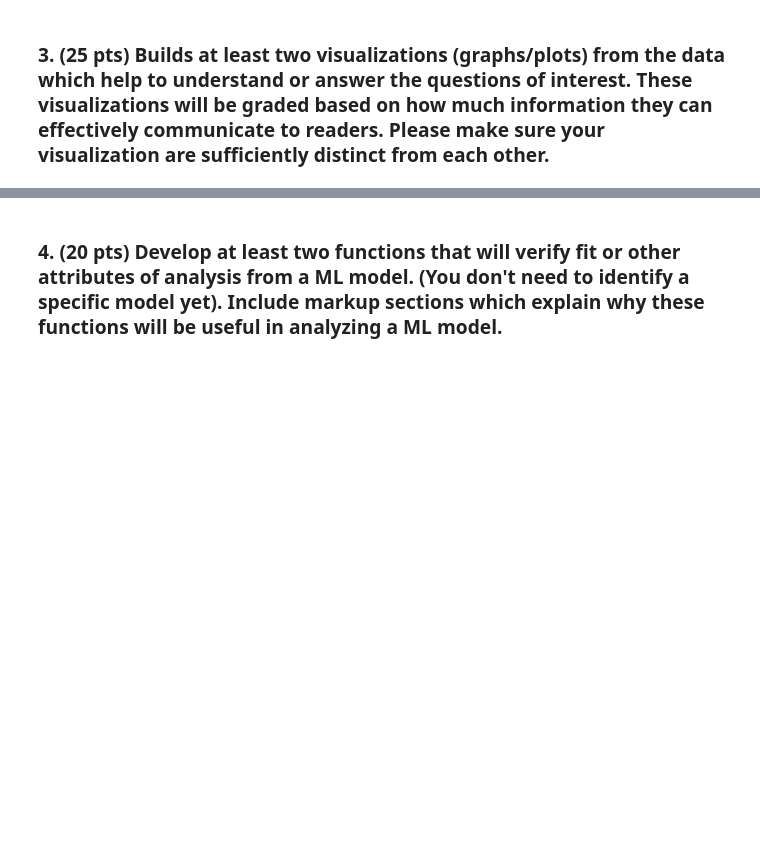
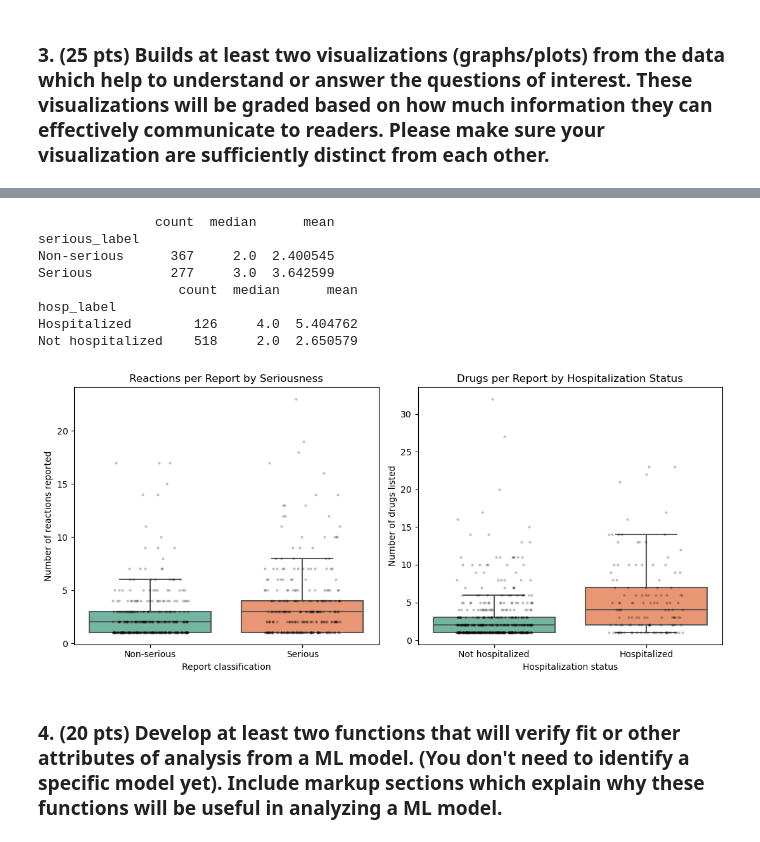
Before and after one commit to isaacsonghwa/DS3000-Final-Project, a Jupyter notebook: DS3000_PhaseII_Ahuja_Choe_SongHwang.ipynb, the cells around one changed output, grey strips where cells are left out. Cells and saved outputs as stored; diff of their text form; code cells hidden in the pictures; blank space fills up the shorter version.

```diff
--- a/DS3000_PhaseII_Ahuja_Choe_SongHwang.ipynb
+++ b/DS3000_PhaseII_Ahuja_Choe_SongHwang.ipynb
@@ -169,3 +172,48 @@ plt.show()
+# %%
+# Readable outcome labels
+plot_df["serious_label"] = plot_df["serious_flag"].map({1: "Serious", 0: "Non-serious"})
+plot_df["hosp_label"] = plot_df["hosp_flag"].map({1: "Hospitalized", 0: "Not hospitalized"})
+
+fig, axes = plt.subplots(1, 2, figsize=(11, 5))
+
+# Left panel: number of reactions by seriousness (Question 1)
+sns.boxplot(data=plot_df, x="serious_label", y="num_reactions",
+            order=["Non-serious", "Serious"], showfliers=False,
+            palette="Set2", ax=axes[0])
+sns.stripplot(data=plot_df, x="serious_label", y="num_reactions",
+              order=["Non-serious", "Serious"], color="black",
+              alpha=0.25, size=3, jitter=0.25, ax=axes[0])
+axes[0].set_title("Reactions per Report by Seriousness")
+axes[0].set_xlabel("Report classification")
+axes[0].set_ylabel("Number of reactions reported")
+
+# Right panel: number of drugs by hospitalization (Question 2)
+sns.boxplot(data=plot_df, x="hosp_label", y="num_drugs",
+            order=["Not hospitalized", "Hospitalized"], showfliers=False,
+            palette="Set2", ax=axes[1])
+sns.stripplot(data=plot_df, x="hosp_label", y="num_drugs",
+              order=["Not hospitalized", "Hospitalized"], color="black",
+              alpha=0.25, size=3, jitter=0.25, ax=axes[1])
+axes[1].set_title("Drugs per Report by Hospitalization Status")
+axes[1].set_xlabel("Hospitalization status")
+axes[1].set_ylabel("Number of drugs listed")
+
+# Print group sizes and medians so you can cite them in your takeaway
+print(plot_df.groupby("serious_label")["num_reactions"].agg(["count", "median", "mean"]))
+print(plot_df.groupby("hosp_label")["num_drugs"].agg(["count", "median", "mean"]))
+
+plt.tight_layout()
+plt.show()
+# %% [output]
+               count  median      mean
+serious_label
+Non-serious      367     2.0  2.400545
+Serious          277     3.0  3.642599
+                  count  median      mean
+hosp_label
+Hospitalized        126     4.0  5.404762
+Not hospitalized    518     2.0  2.650579
+[figure, added]
 # %% [markdown]
 ### 4. (20 pts) Develop at least two functions that will verify fit or other attributes of analysis from a ML model. (You don't need to identify a specific model yet).  Include markup sections which explain why these functions will be useful in analyzing a ML model.
 # %% [markdown]
```
Also changed, not shown: parts of 6 cells of this notebook.
